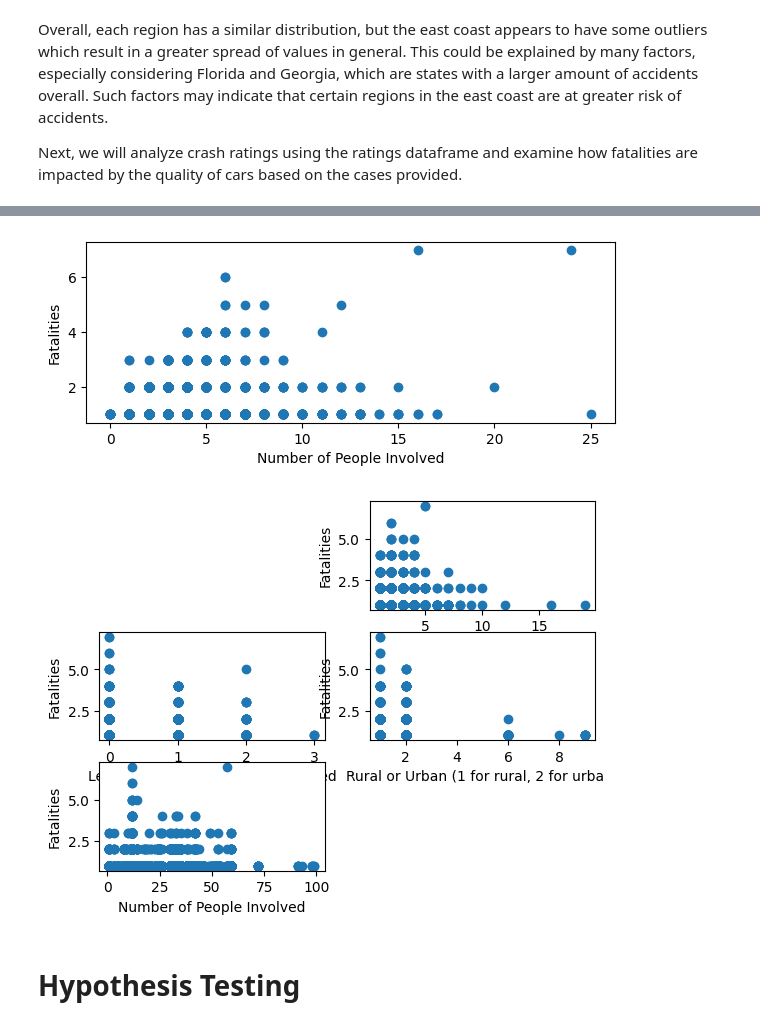
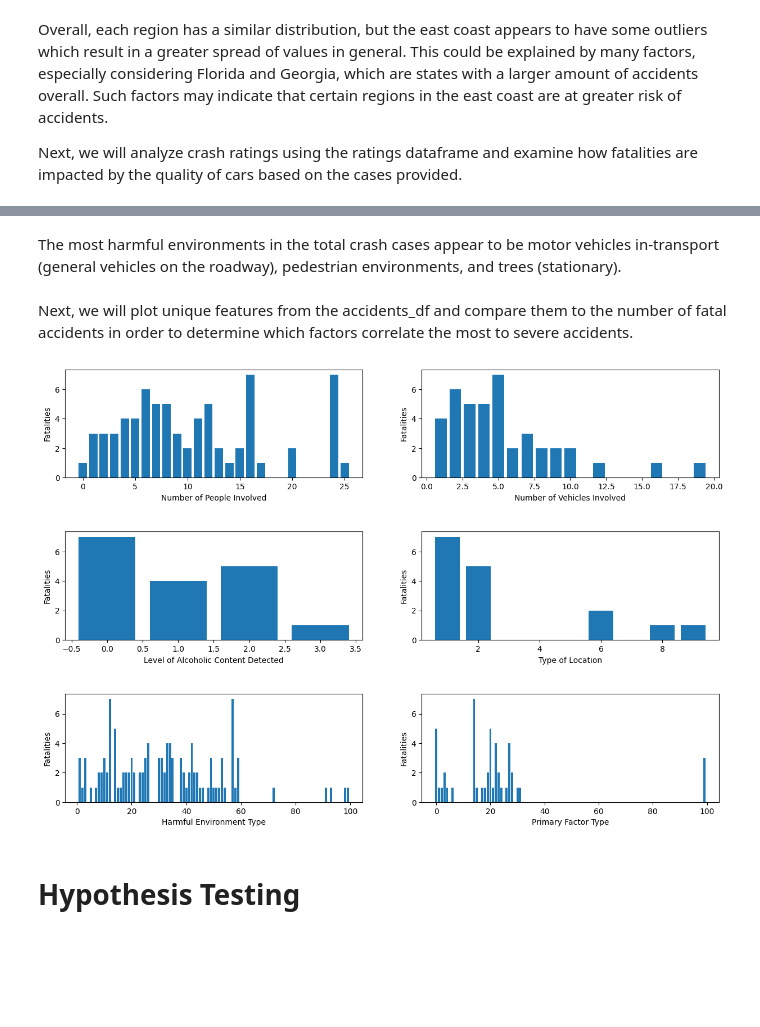
Before and after one commit to mnapa1234/mnapa1234.github.io, a Jupyter notebook: final.ipynb, the cells around one changed output, grey strips where cells are left out. Saved outputs shown, nothing was run; the diff lists cells and outputs as text; code cells hidden in the pictures; blank space fills up the shorter version.

```diff
--- a/final.ipynb
+++ b/final.ipynb
@@ -135,8 +135,7 @@ We will additionally perform filtering to remove any columns containing missing
 print(accidents_df.columns)
 accidents_df = accidents_df[["statename", "state", "st_case", "ve_total", "pvh_invl", "peds", "pernotmvit", "persons", "typ_int", "wrk_zone", "road_fnc",
 "nhs", "rur_urb", "hour", "hourname", "sp_jur", "harm_ev", "harm_evname", "man_coll", "man_collname", "weather1", "weather2", "sch_bus",
-"rail", "cf1", "cf2", "cf3", "fatals", "drunk_dr"]]
-accidents_df.dropna(axis=1, inplace=True)
+"rail", "cf1", "cf1name", "cf2", "cf2name", "cf3", "cf3name", "fatals", "drunk_dr"]]
 accidents_df.head()
 # %% [output]
 Index(['caseyear', 'state', 'st_case', 'statename', 've_total', 've_forms',
@@ -334,36 +462,44 @@ Finally, we can analyze each individual factor in the accidents_df and determine
+# %% [markdown]
+The most harmful environments in the total crash cases appear to be motor vehicles in-transport (general vehicles on the roadway), pedestrian environments, and trees (stationary).
+# %% [markdown]
+Next, we will plot unique features from the accidents_df and compare them to the number of fatal accidents in order to determine which factors correlate the most to severe accidents.
 # %%
-plt.figure(figsize=(15,8))
+plt.figure(figsize=(15,10))
 
 plt.subplot(3,2,1)
-plt.scatter(accidents_df["persons"], accidents_df["fatals"])
+plt.bar(accidents_df["persons"], accidents_df["fatals"])
 plt.xlabel("Number of People Involved")
 plt.ylabel("Fatalities")
-plt.show()
 
 plt.subplot(3, 2, 2)
-plt.scatter(accidents_df["ve_total"], accidents_df["fatals"])
+plt.bar(accidents_df["ve_total"], accidents_df["fatals"])
 plt.xlabel("Number of Vehicles Involved")
 plt.ylabel("Fatalities")
-accidents_df.head()
 
 plt.subplot(3, 2, 3)
-plt.scatter(accidents_df["drunk_dr"], accidents_df["fatals"])
+plt.bar(accidents_df["drunk_dr"], accidents_df["fatals"])
 plt.xlabel("Level of Alcoholic Content Detected")
 plt.ylabel("Fatalities")
 
 plt.subplot(3, 2, 4)
-plt.scatter(accidents_df["rur_urb"], accidents_df["fatals"])
-plt.xlabel("Rural or Urban (1 for rural, 2 for urban)")
+plt.bar(accidents_df["rur_urb"], accidents_df["fatals"])
+plt.xlabel("Type of Location")
 plt.ylabel("Fatalities")
 
 plt.subplot(3, 2, 5)
-plt.scatter(accidents_df["harm_ev"], accidents_df["fatals"])
-plt.xlabel("Number of People Involved")
+plt.bar(accidents_df["harm_ev"], accidents_df["fatals"])
+plt.xlabel("Harmful Environment Type")
 plt.ylabel("Fatalities")
+
+plt.subplot(3, 2, 6)
+plt.bar(accidents_df["cf1"], accidents_df["fatals"])
+plt.xlabel("Primary Factor Type")
+plt.ylabel("Fatalities")
+plt.subplots_adjust(hspace=0.5)
+
 plt.show()
 # %% [output]
-[figure, old version]
+[figure, new version]
-[figure, removed]
 # %% [markdown]
 # Hypothesis Testing
 # %% [markdown]
```
Also changed, not shown: parts of 21 cells of this notebook, 1 other file.
